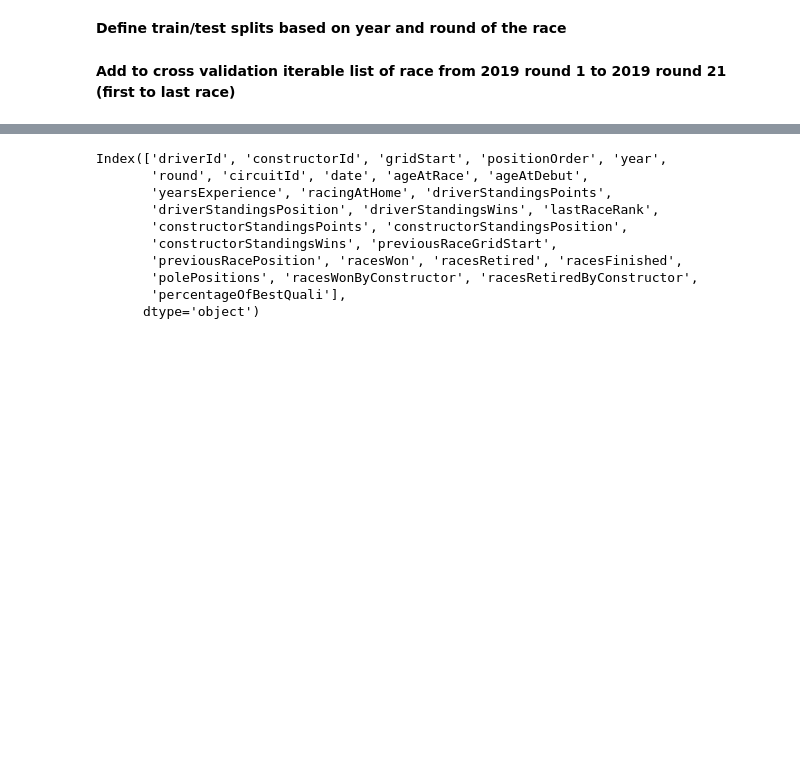
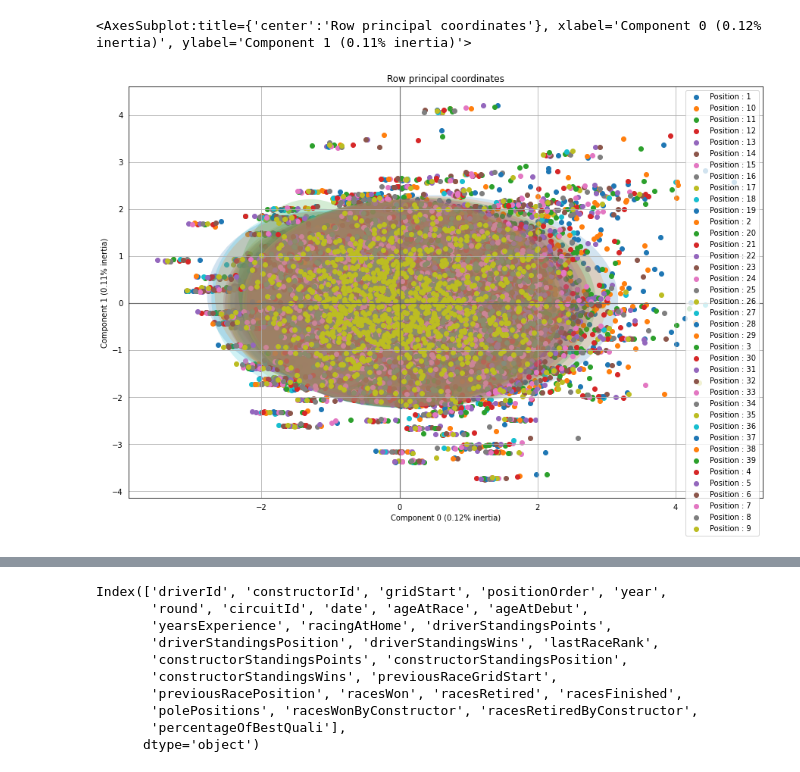
Before and after one commit to mariuscaptari/machine-learning-coursework, a Jupyter notebook: notebooks/04-baseline-models.ipynb, the cells around one changed output, grey strips where cells are left out. Drawn from its saved outputs; the diff is of its cells as text; code cells hidden in the pictures; blank space fills up the shorter version.

```diff
--- a/notebooks/04-baseline-models.ipynb
+++ b/notebooks/04-baseline-models.ipynb
@@ -37,2 +27,0 @@ df = df.sort_values(by=['date']).reset_index(drop=True)
-# %% [markdown]
-**Define train/test splits based on year and round of the race**
@@ -43,2 +27,0 @@ df = df.sort_values(by=['date']).reset_index(drop=True)
-# %% [markdown]
-**Add to cross validation iterable list of race from 2019 round 1 to 2019 round 21 (first to last race)**
@@ -51,2 +28,11 @@ df = df.sort_values(by=['date']).reset_index(drop=True)
+# %%
+famd = prince.FAMD(n_components = 2, n_iter = 3, random_state = 42)
+
+famd.fit(df)
+famd.transform(df)
+famd.plot_row_coordinates(df,figsize=(15, 10),color_labels=['Position : {}'.format(t) for t in df['positionOrder']] )
+# %% [output]
+<AxesSubplot:title={'center':'Row principal coordinates'}, xlabel='Component 0 (0.12% inertia)', ylabel='Component 1 (0.11% inertia)'>
+[figure, added]
 # %%
 one_hot_encoder = ColumnTransformer([
```
Also changed, not shown: parts of 18 cells of this notebook, 3 other files.
